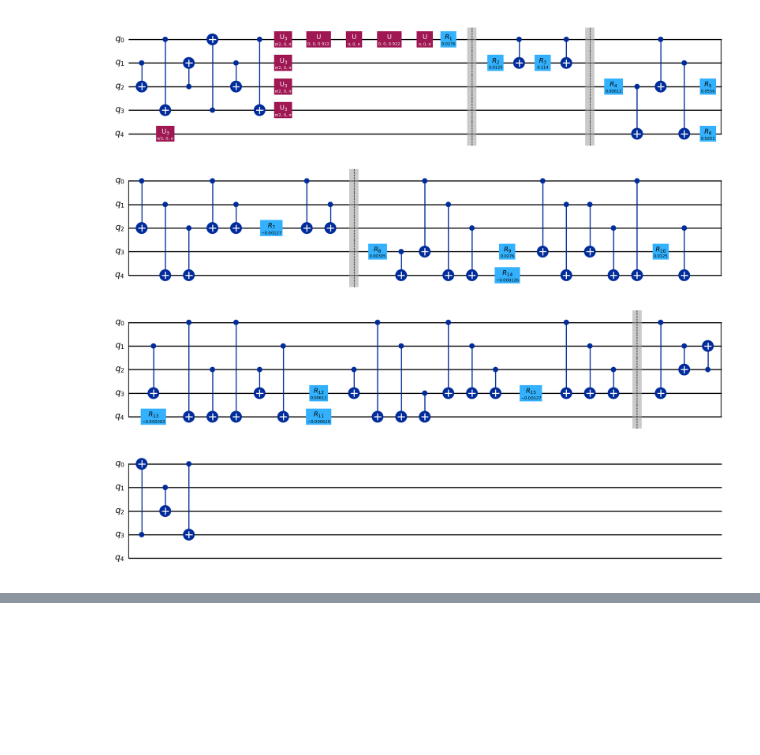
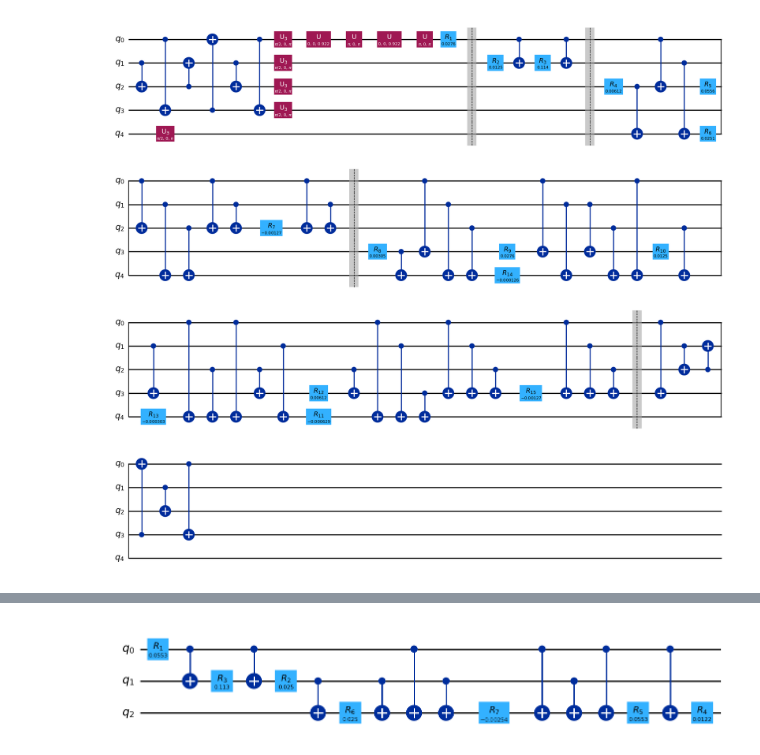
Before and after one commit to ugo-nzongani/Adjustable-depth-quantum-circuit-for-diagonal-unitary-and-QSP, a Jupyter notebook: 2024.ipynb, the cells around one changed output, grey strips where cells are left out. Drawn from its saved outputs; the diff is of its cells as text; code cells hidden in the pictures; blank space fills up the shorter version.

```diff
--- a/2024.ipynb
+++ b/2024.ipynb
@@ -737,0 +807,20 @@ diag.decompose(reps=2).draw('mpl',style='iqx')
+# %%
+def walsh_grey(n,f,walsh_coeffs,start,end):
+    q = QuantumRegister(n,name='q')
+    qc = QuantumCircuit(q)
+    qubits = [qubit for qubit in q]
+    gray_list = generate_gray_list(n)
+    for i in range(start,end):
+        decimal = binary_to_int(gray_list[i])
+        if decimal == 1:
+            qc.append(walsh_operator(decimal,walsh_coeffs),[qubits[0]])
+        else:
+            qc.append(walsh_operator(decimal,walsh_coeffs),qubits[:int(np.floor(np.log2(decimal)))+1])
+    return qc
+# %%
+n = 3
+walsh_coeffs = list_walsh_coeff(f,2**n)
+qc = walsh_grey(n,f,walsh_coeffs,1,2**n)
+qc.decompose(reps=1).draw('mpl',style='iqx')
+# %% [output]
+[figure, added]
```
Also changed, not shown: parts of 8 cells of this notebook.
